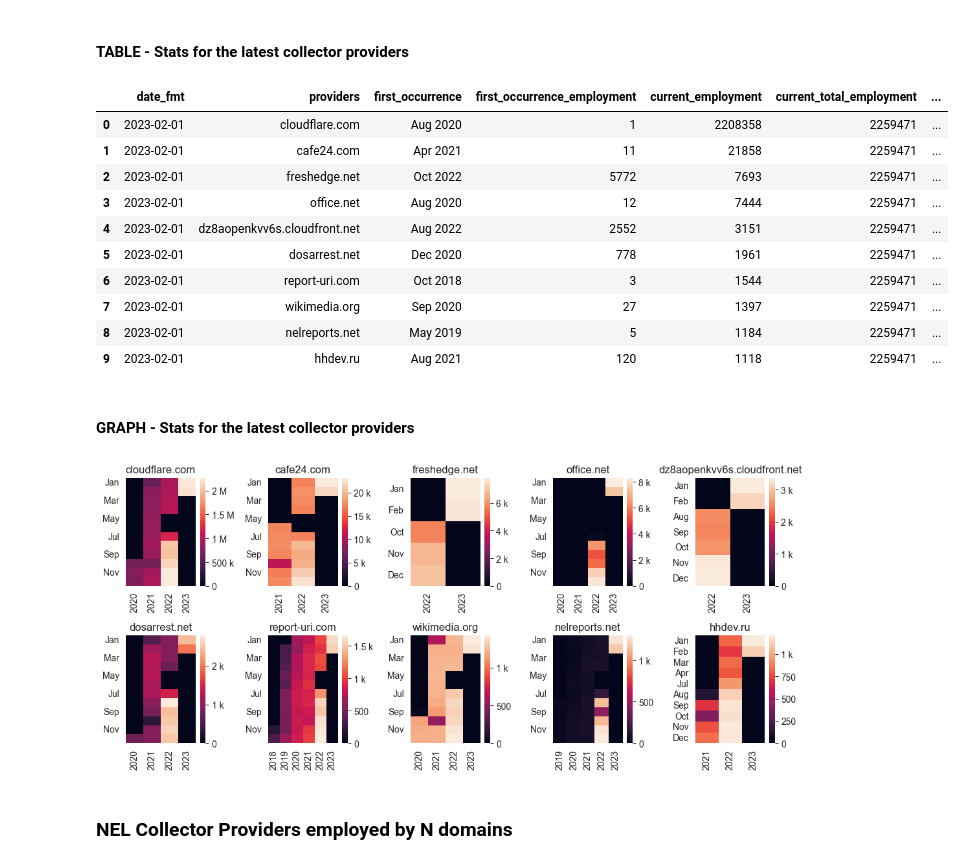
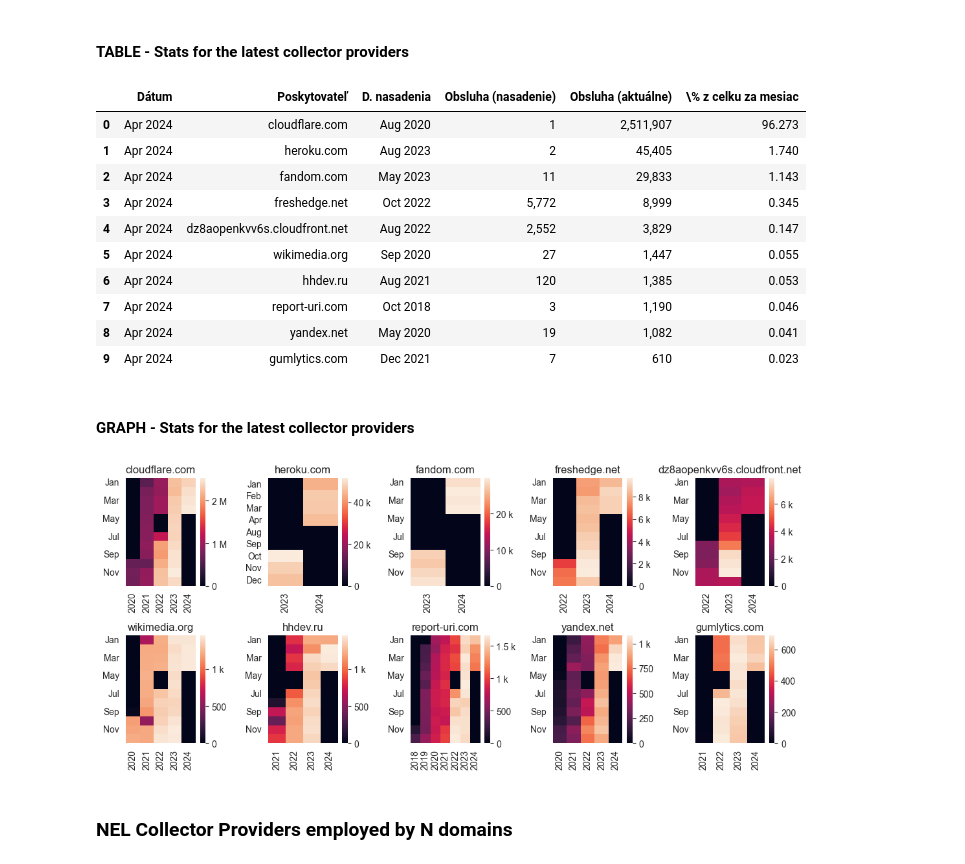
Before and after one commit to JurikMatej/IBP-NEL-Analysis-Scripts, a Jupyter notebook: results/httparchive_nel_collector_provider_usage.ipynb, the cells around one changed output. Cells and saved outputs as stored; diff of their text form; code cells hidden in the pictures.

```diff
--- a/results/httparchive_nel_collector_provider_usage.ipynb
+++ b/results/httparchive_nel_collector_provider_usage.ipynb
@@ -16,8 +16,8 @@ dates_to_visualize = [
     "2020-01", "2020-02", "2020-03", "2020-04", "2020-05", "2020-06", "2020-07", "2020-08", "2020-09", "2020-10", "2020-11", "2020-12",
     "2021-01", "2021-02", "2021-03", "2021-04", "2021-05", "2021-06", "2021-07", "2021-08", "2021-09", "2021-10", "2021-11", "2021-12",
     "2022-01", "2022-02", "2022-03", "2022-04", "2022-05", "2022-06", "2022-07", "2022-08", "2022-09", "2022-10", "2022-11", "2022-12",
-    "2023-01", "2023-02",
-    # "2024-02",
+    "2023-01", "2023-02", "2023-03", "2023-04", "2023-05", "2023-06", "2023-07", "2023-08", "2023-09", "2023-10", "2023-11", "2023-12",
+    "2024-01", "2024-02", "2024-03", "2024-04",
 ]
 # %%
 available_data_files = list(Path("../data/httparchive_metrics/nel_collector_provider_usage").glob("*.parquet"))
@@ -259,49 +258,67 @@ plt.savefig('graphs/httparchive_nel_collector_provider_count.pdf')
 # %% [markdown]
 #### TABLE - Stats for the latest collector providers
 # %%
-pd.options.display.float_format = '{:.3f}'.format
-
 all_data = all_occurrences.copy()
 all_data['date_fmt'] = all_data['date'].map(lambda date: pd.to_datetime(date))
 all_data.drop(columns=['date'], inplace=True)
 all_data = all_data.sort_values(by=['date_fmt'])
 all_data.reset_index(inplace=True)
 all_data = all_data.reindex(columns=['date_fmt', 'providers', 'total_occurrences'])
 
 
 latest_data = all_data[all_data['date_fmt'] == all_data['date_fmt'].max()].copy()
 latest_data['total_employment'] = latest_data['total_occurrences'].sum()
 latest_data['provider_share'] = latest_data['total_occurrences'] / latest_data['total_employment'] * 100
-
 
 latest_data.sort_values(by=['total_occurrences'], ascending=False, inplace=True)
 latest_c_p_stats = latest_data.head(10).copy()
 latest_c_p_stats.reset_index(inplace=True, drop=True)
 
 
 first_occurrences_by_provider = result[result['providers'].isin(latest_c_p_stats['providers'])].groupby('providers')['date'].min()
 latest_c_p_stats['first_occurrence'] = latest_c_p_stats['providers'].map(first_occurrences_by_provider).map(date_to_text_format)
 
 
 first_occurrence_employment_by_provider = all_occurrences[all_occurrences['providers'].isin(latest_c_p_stats['providers'])].groupby('providers').agg({'date': 'min', 'total_occurrences': 'first'})['total_occurrences']
 latest_c_p_stats['first_occurrence_employment'] = latest_c_p_stats['providers'].map(first_occurrence_employment_by_provider)
 
 latest_c_p_stats.rename(columns={'total_occurrences': 'current_employment', 'total_employment': 'current_total_employment', 'provider_share': 'current_share'}, inplace=True)
 latest_c_p_stats = latest_c_p_stats[['date_fmt', 'providers', 'first_occurrence', 'first_occurrence_employment', 'current_employment', 'current_total_employment', 'current_share']]
 
-latest_c_p_stats
+
+# IMPORTANT: Next cells will use the current 'latest_c_p_stats' as input table!!!
+
+
+latest_c_p_stats_tex = latest_c_p_stats.copy()
+latest_c_p_stats_tex.drop(columns='current_total_employment', inplace=True)
+latest_c_p_stats_tex['date_fmt'] = latest_c_p_stats_tex['date_fmt'].map(lambda date_: date_.strftime('%b %Y'))
+
+latest_c_p_stats_tex['first_occurrence_employment'] = latest_c_p_stats_tex['first_occurrence_employment'].map(lambda x: "{:,.0f}".format(x))
+latest_c_p_stats_tex['current_employment'] = latest_c_p_stats_tex['current_employment'].map(lambda x: "{:,.0f}".format(x))
+
+latest_c_p_stats_tex.rename(columns={
+    'date_fmt': 'Dátum',
+    'providers': 'Poskytovateľ',
+    'first_occurrence': 'D. nasadenia',
+    'first_occurrence_employment': 'Obsluha (nasadenie)',
+    'current_employment': 'Obsluha (aktuálne)',
+    'current_share': r'\% z celku za mesiac',
+}, inplace=True)
+
+latest_c_p_stats_tex.to_latex("tables/httparchive_nel_latest_collector_provider_stats_table.tex", float_format=lambda x: '{:,.3f}'.format(x), index=False)
+latest_c_p_stats_tex
 # %% [output]
-|  | date_fmt | providers | first_occurrence | first_occurrence_employment | current_employment | current_total_employment | ... |
-| 0 | 2023-02-01 | cloudflare.com | Aug 2020 | 1 | 2208358 | 2259471 | ... |
-| 1 | 2023-02-01 | cafe24.com | Apr 2021 | 11 | 21858 | 2259471 | ... |
-| 2 | 2023-02-01 | freshedge.net | Oct 2022 | 5772 | 7693 | 2259471 | ... |
-| 3 | 2023-02-01 | office.net | Aug 2020 | 12 | 7444 | 2259471 | ... |
-| 4 | 2023-02-01 | dz8aopenkvv6s.cloudfront.net | Aug 2022 | 2552 | 3151 | 2259471 | ... |
-| 5 | 2023-02-01 | dosarrest.net | Dec 2020 | 778 | 1961 | 2259471 | ... |
-| 6 | 2023-02-01 | report-uri.com | Oct 2018 | 3 | 1544 | 2259471 | ... |
-| 7 | 2023-02-01 | wikimedia.org | Sep 2020 | 27 | 1397 | 2259471 | ... |
-| 8 | 2023-02-01 | nelreports.net | May 2019 | 5 | 1184 | 2259471 | ... |
-| 9 | 2023-02-01 | hhdev.ru | Aug 2021 | 120 | 1118 | 2259471 | ... |
+|  | Dátum | Poskytovateľ | D. nasadenia | Obsluha (nasadenie) | Obsluha (aktuálne) | \% z celku za mesiac |
+| 0 | Apr 2024 | cloudflare.com | Aug 2020 | 1 | 2,511,907 | 96.273 |
+| 1 | Apr 2024 | heroku.com | Aug 2023 | 2 | 45,405 | 1.740 |
+| 2 | Apr 2024 | fandom.com | May 2023 | 11 | 29,833 | 1.143 |
+| 3 | Apr 2024 | freshedge.net | Oct 2022 | 5,772 | 8,999 | 0.345 |
+| 4 | Apr 2024 | dz8aopenkvv6s.cloudfront.net | Aug 2022 | 2,552 | 3,829 | 0.147 |
+| 5 | Apr 2024 | wikimedia.org | Sep 2020 | 27 | 1,447 | 0.055 |
+| 6 | Apr 2024 | hhdev.ru | Aug 2021 | 120 | 1,385 | 0.053 |
+| 7 | Apr 2024 | report-uri.com | Oct 2018 | 3 | 1,190 | 0.046 |
+| 8 | Apr 2024 | yandex.net | May 2020 | 19 | 1,082 | 0.041 |
+| 9 | Apr 2024 | gumlytics.com | Dec 2021 | 7 | 610 | 0.023 |
 # %% [markdown]
 #### GRAPH - Stats for the latest collector providers
 # %%
@@ -354,7 +371,7 @@ for idx, provider in enumerate(latest_c_p_stats['providers']):
 fig.tight_layout()
 fig.savefig('graphs/httparchive_nel_latest_collector_provider_stats.pdf')
 # %% [output]
-[figure, old version]
+[figure, new version]
 # %% [markdown]
 ### NEL Collector Providers employed by N domains
 # %%
```
Also changed, not shown: parts of 9 cells of this notebook, 4 other files.
